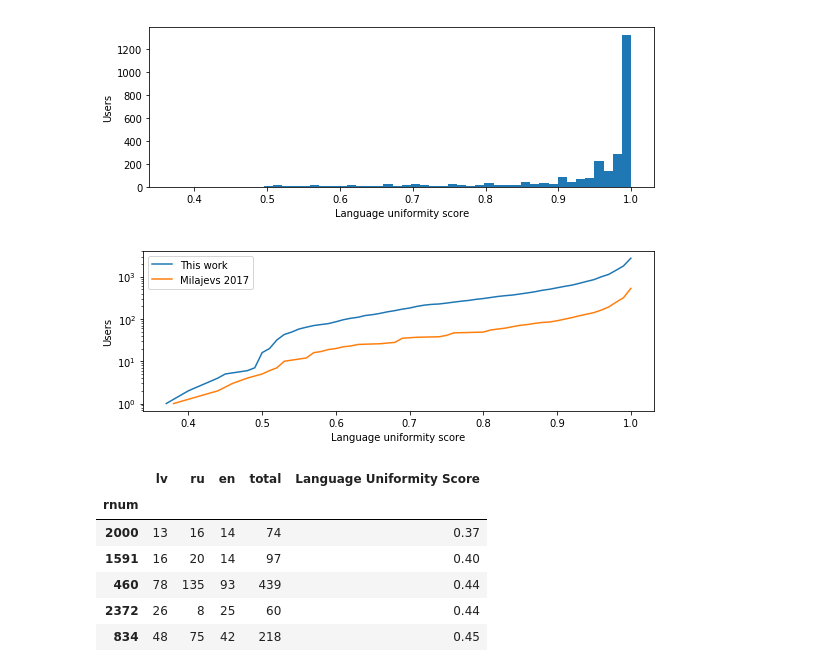
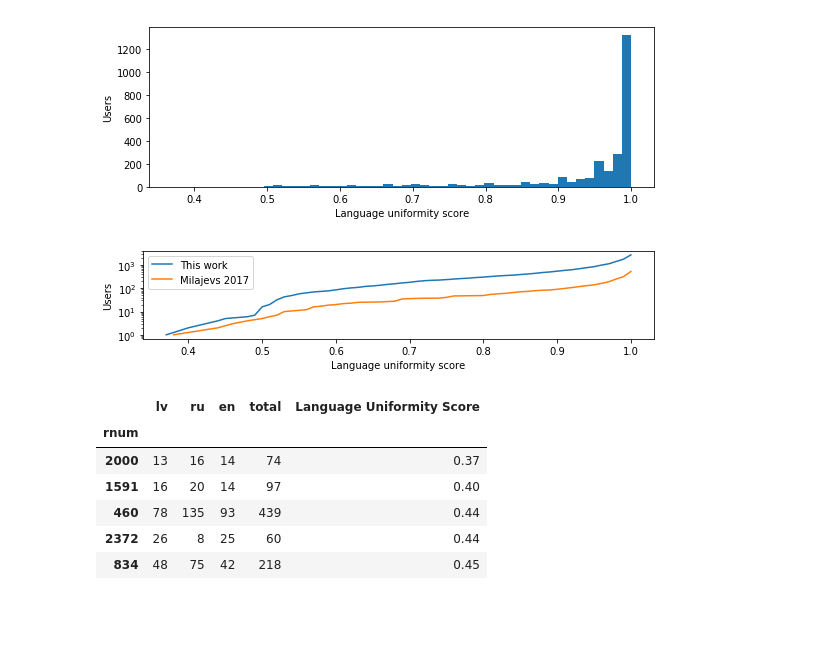
Before and after one commit to dimazest/2018-lv2, a Jupyter notebook: supplement/notebook.ipynb, the cells around one changed output. Cells and saved outputs as stored; diff of their text form; code cells hidden in the pictures; blank space fills up the shorter version.

```diff
--- a/supplement/notebook.ipynb
+++ b/supplement/notebook.ipynb
@@ -199,17 +199,17 @@ bucc17_uniformity_score = (_[['lv', 'ru', 'en']].max(axis=1) / _[['lv', 'ru', 'e
 # %%
 _ = (
     lang_usage['Language Uniformity Score'].value_counts().sort_index().cumsum().rename('This work')
-    .plot(logx=False, logy=True, figsize=(8, 3), legend=True)
+    .plot(logx=False, logy=True, figsize=(8, 2), legend=True)
 )
 
 bucc17_uniformity_score.value_counts().sort_index().cumsum().rename('Milajevs 2017').plot(legend=True)
 
 _.set(xlabel='Language uniformity score', ylabel='Users')
 _.figure.tight_layout()
 
 _.figure.savefig('uniformity_score.pdf')
 # %% [output]
-[figure, old version]
+[figure, new version]
 # %%
 lang_usage.sort_values('Language Uniformity Score').head()
 # %% [output]
```
Also changed, not shown: 1 other file.
